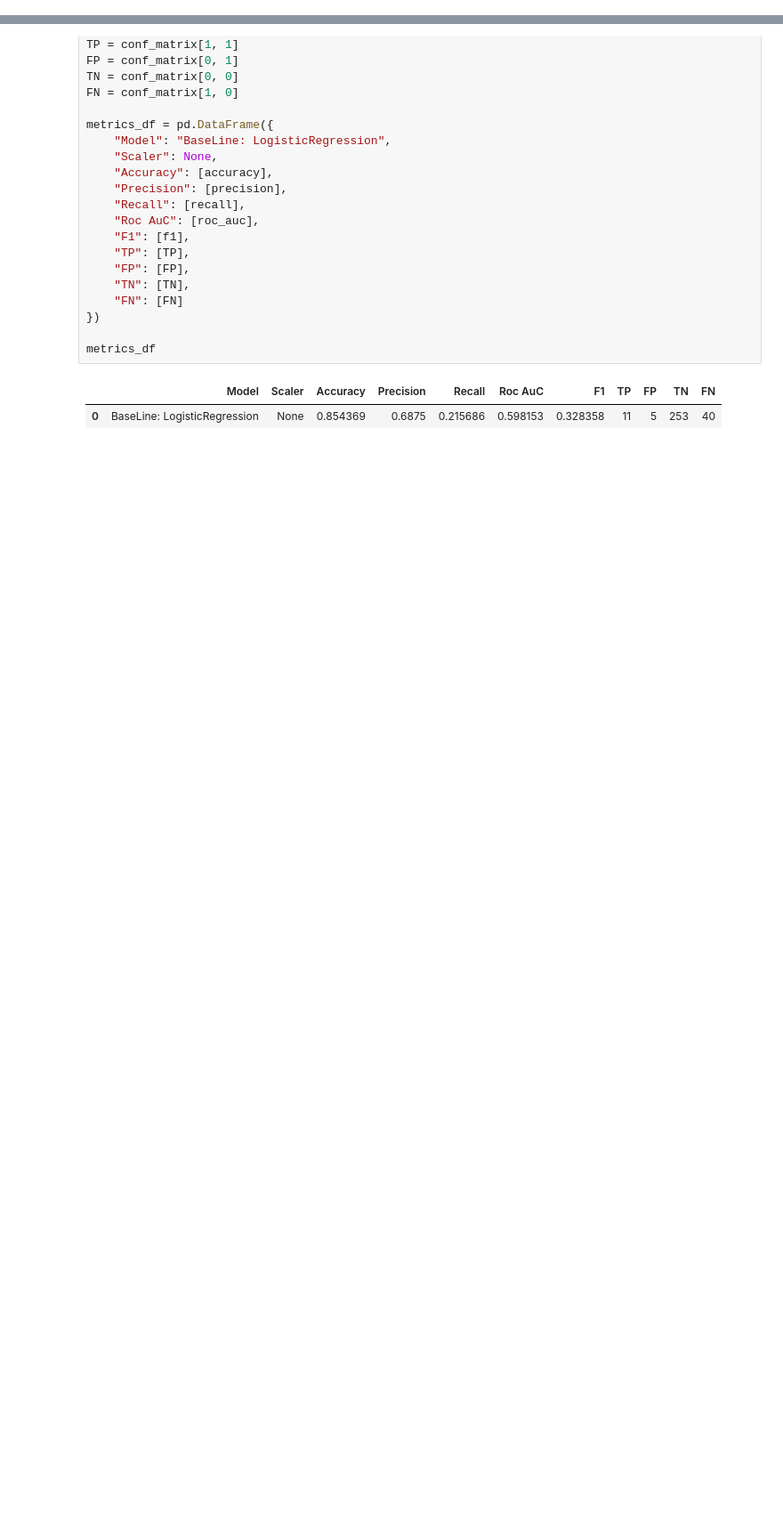
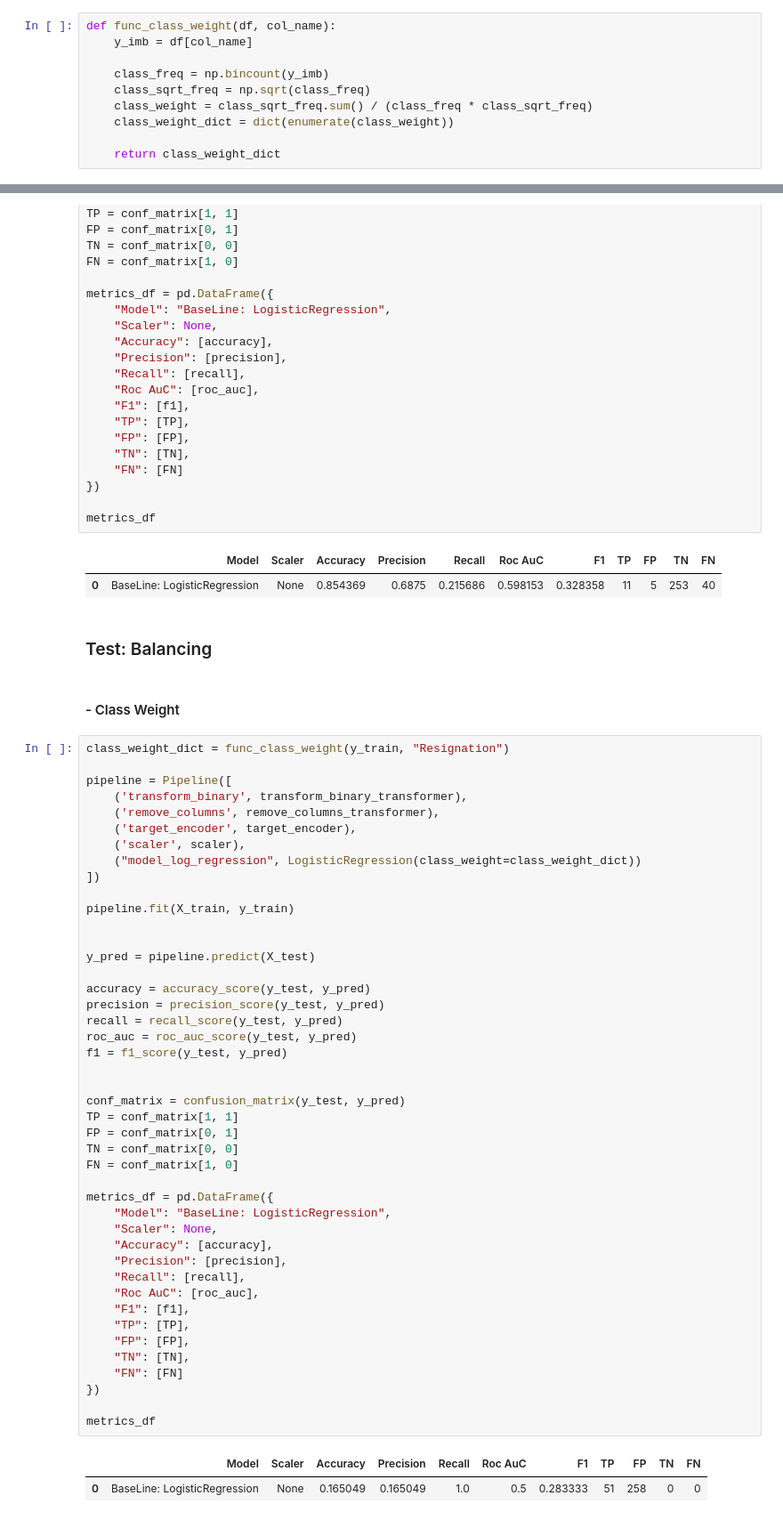
Before and after one commit to YuriCatramby/ds-clf-hr-resignation, a Jupyter notebook: ds-clf-hr-resignation.ipynb, the cells around one changed output, grey strips where cells are left out. Shown at 89% size. Saved outputs shown, nothing was run; the diff lists cells and outputs as text; blank space fills up the shorter version.

```diff
--- a/ds-clf-hr-resignation.ipynb
+++ b/ds-clf-hr-resignation.ipynb
@@ -967,3 +969,13 @@ def transform_binary(df, features_to_binary):
 # %%
 def remove_columns(df, features_to_exclude):
     return df.drop(columns=features_to_exclude)
+# %%
+def func_class_weight(df, col_name):
+    y_imb = df[col_name]
+
+    class_freq = np.bincount(y_imb)
+    class_sqrt_freq = np.sqrt(class_freq)
+    class_weight = class_sqrt_freq.sum() / (class_freq * class_sqrt_freq)
+    class_weight_dict = dict(enumerate(class_weight))
+
+    return class_weight_dict
@@ -1021,3 +1048,54 @@ metrics_df
 # %% [output]
 |  | Model | Scaler | Accuracy | Precision | Recall | Roc AuC | F1 | TP | FP | TN | FN |
 | 0 | BaseLine: LogisticRegression | None | 0.854369 | 0.6875 | 0.215686 | 0.598153 | 0.328358 | 11 | 5 | 253 | 40 |
+# %% [markdown]
+### Test: Balancing
+# %% [markdown]
+#### - Class Weight
+# %%
+class_weight_dict = func_class_weight(y_train, "Resignation")
+
+pipeline = Pipeline([
+    ('transform_binary', transform_binary_transformer),
+    ('remove_columns', remove_columns_transformer),
+    ('target_encoder', target_encoder),
+    ('scaler', scaler),
+    ("model_log_regression", LogisticRegression(class_weight=class_weight_dict))
+])
+
+pipeline.fit(X_train, y_train)
+
+
+y_pred = pipeline.predict(X_test)
+
+accuracy = accuracy_score(y_test, y_pred)
+precision = precision_score(y_test, y_pred)
+recall = recall_score(y_test, y_pred)
+roc_auc = roc_auc_score(y_test, y_pred)
+f1 = f1_score(y_test, y_pred)
+
+
+conf_matrix = confusion_matrix(y_test, y_pred)
+TP = conf_matrix[1, 1]
+FP = conf_matrix[0, 1]
+TN = conf_matrix[0, 0]
+FN = conf_matrix[1, 0]
+
+metrics_df = pd.DataFrame({
+    "Model": "BaseLine: LogisticRegression",
+    "Scaler": None,
+    "Accuracy": [accuracy],
+    "Precision": [precision],
+    "Recall": [recall],
+    "Roc AuC": [roc_auc],
+    "F1": [f1],
+    "TP": [TP],
+    "FP": [FP],
+    "TN": [TN],
+    "FN": [FN]
+})
+
+metrics_df
+# %% [output]
+|  | Model | Scaler | Accuracy | Precision | Recall | Roc AuC | F1 | TP | FP | TN | FN |
+| 0 | BaseLine: LogisticRegression | None | 0.165049 | 0.165049 | 1.0 | 0.5 | 0.283333 | 51 | 258 | 0 | 0 |
```
Also changed, not shown: parts of 4 cells of this notebook.
